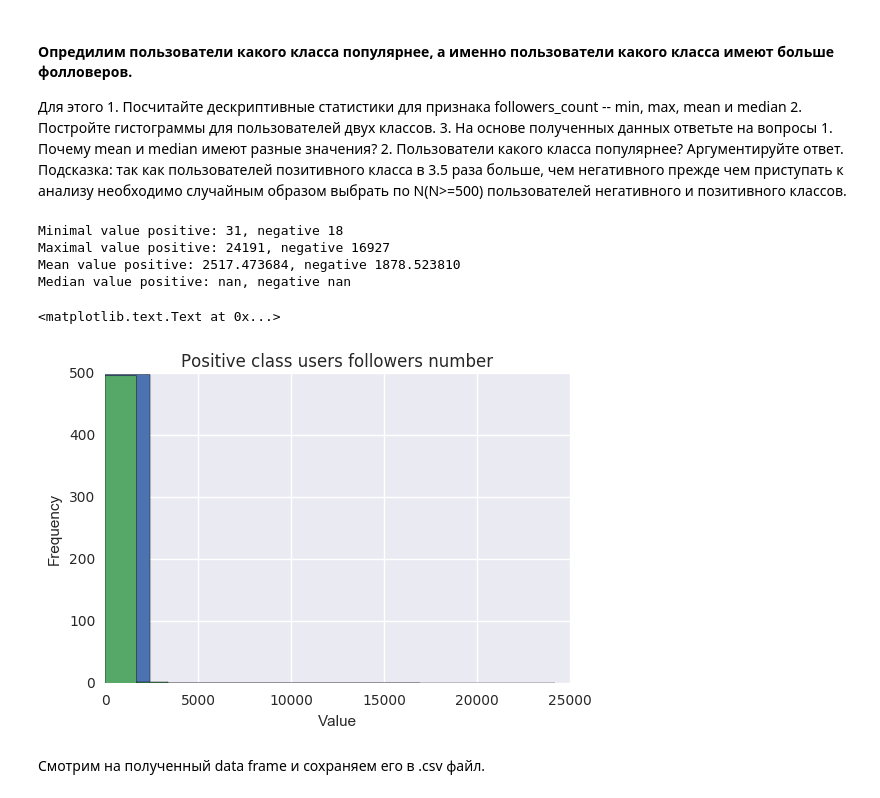
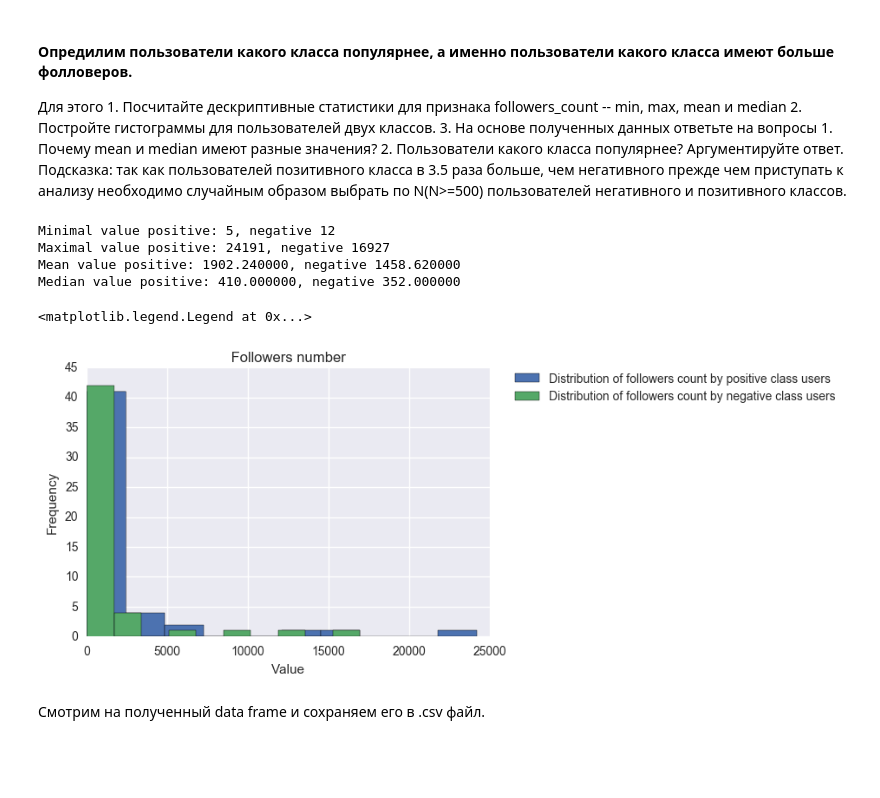
Before and after one commit to anokhin/sfera-dm, a Jupyter notebook: project/homework-1.ipynb, the cells around one changed output. Cells and saved outputs as stored; diff of their text form; code cells hidden in the pictures; blank space fills up the shorter version.

Commit message:
Added legend to the histogramm

```diff
--- a/project/homework-1.ipynb
+++ b/project/homework-1.ipynb
@@ -345,27 +345,29 @@ pl.show()
          2. Пользователи какого класса популярнее? Аргументируйте ответ.
 Подсказка: так как пользователей позитивного класса в 3.5 раза больше, чем негативного прежде чем приступать к анализу необходимо случайным образом выбрать по N(N>=500) пользователей негативного и позитивного классов.
 # %%
-sample_number = 500
+sample_number = 50
+df_full=df_full[:300]
 users_wth_neg_class = df_full[df_full["cls"]==0].sample(sample_number)
 users_wth_pos_class = df_full[df_full["cls"]==1].sample(sample_number)
 # %%
 print "Minimal value positive: %d, negative %d " % (np.min(users_wth_pos_class["followers_count"]), np.min(users_wth_neg_class["followers_count"]))
 print "Maximal value positive: %d, negative %d" % (np.max(users_wth_pos_class["followers_count"]), np.max(users_wth_neg_class["followers_count"]))
 print "Mean value positive: %f, negative %f" % (np.mean(users_wth_pos_class["followers_count"]), np.mean(users_wth_neg_class["followers_count"]))
 print "Median value positive: %f, negative %f " % (np.median(users_wth_pos_class["followers_count"]), np.median(users_wth_neg_class["followers_count"]))
 
-plt.hist(users_wth_pos_class_fill_0["followers_count"])
-plt.hist(users_wth_neg_class_fill_0["followers_count"])
+plt.hist(users_wth_pos_class["followers_count"], label='Distribution of followers count by positive class users')
+plt.hist(users_wth_neg_class["followers_count"], label='Distribution of followers count by negative class users')
 plt.title(" Followers number ")
 plt.xlabel("Value")
 plt.ylabel("Frequency")
+plt.legend(bbox_to_anchor=(1.05, 1), loc=2, borderaxespad=0.)
 # %% [output]
-Minimal value positive: 31, negative 18
+Minimal value positive: 5, negative 12
 Maximal value positive: 24191, negative 16927
-Mean value positive: 2517.473684, negative 1878.523810
-Median value positive: nan, negative nan
+Mean value positive: 1902.240000, negative 1458.620000
+Median value positive: 410.000000, negative 352.000000
-<matplotlib.text.Text at 0x...>
+<matplotlib.legend.Legend at 0x...>
-[figure, old version]
+[figure, new version]
 # %% [markdown]
 Смотрим на полученный data frame и сохраняем его в .csv файл.
 # %%
```
Also changed, not shown: parts of 1 cell of this notebook, 1 other file.
